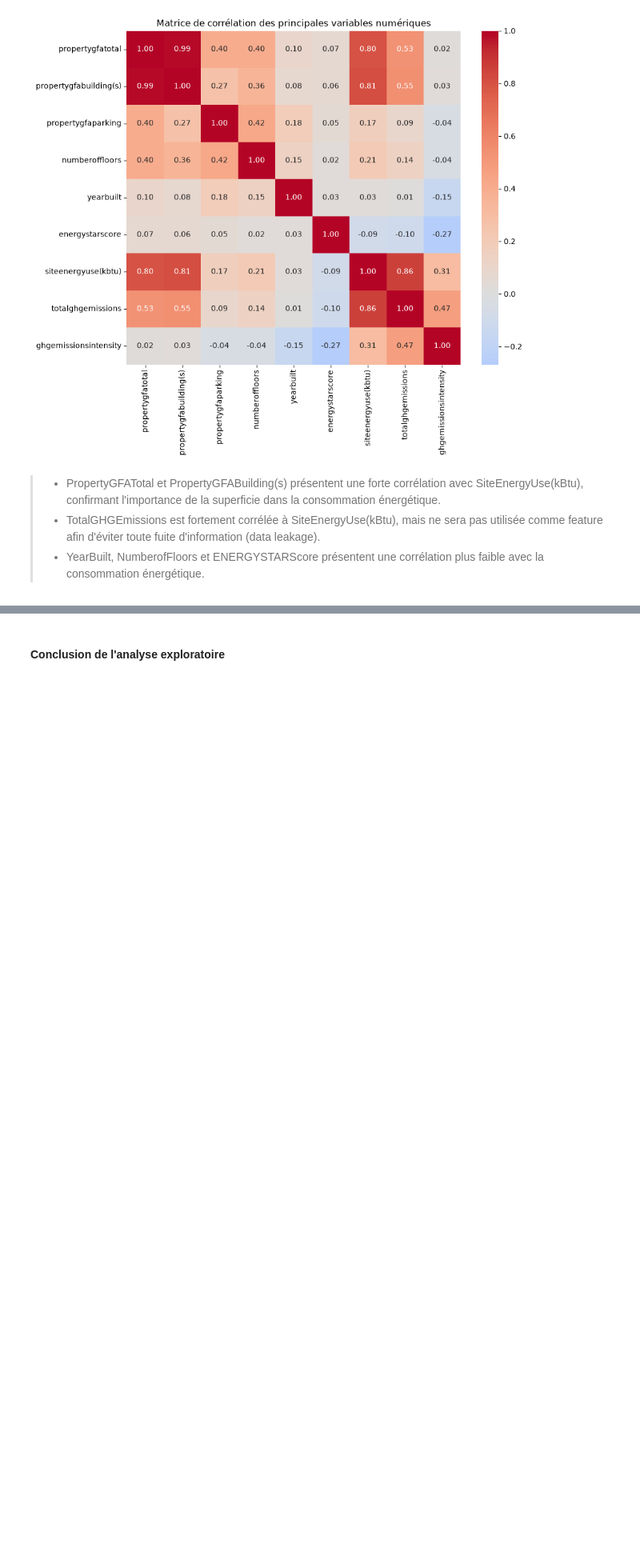
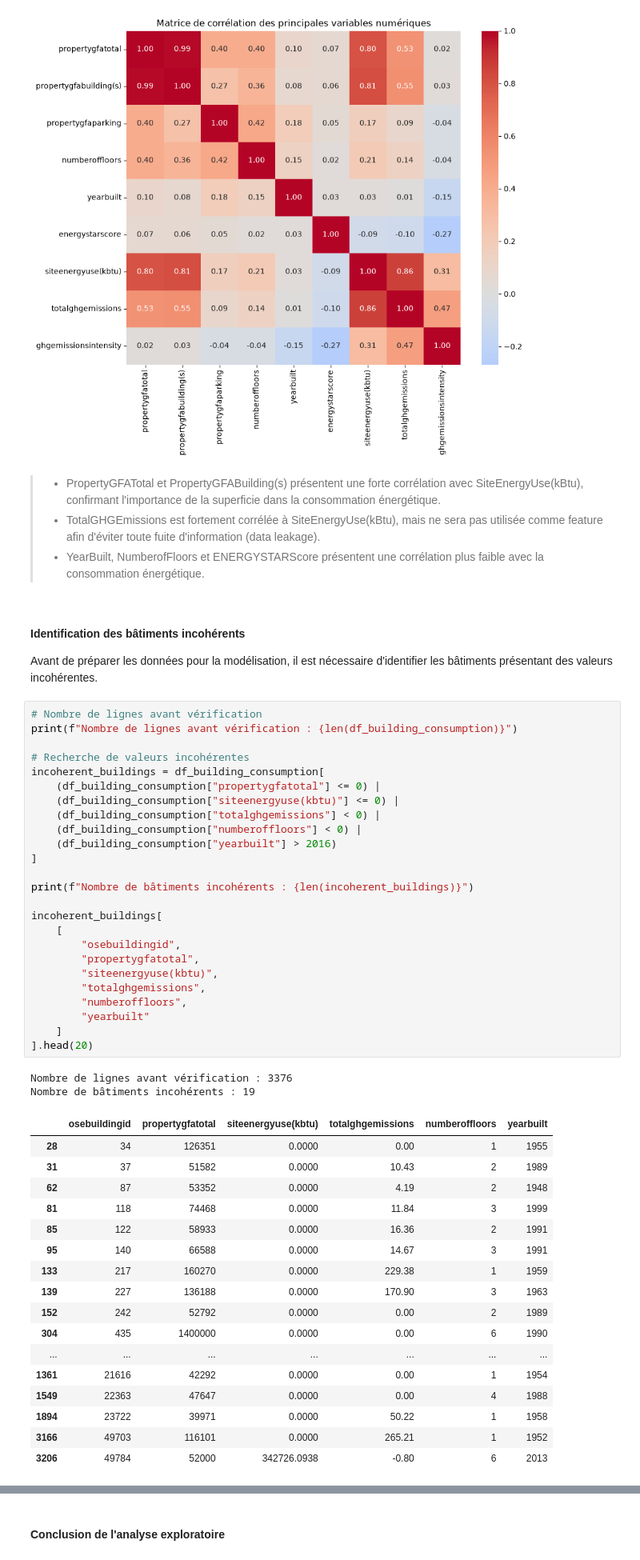
Before and after one commit to rafadmgs/Prediction_Consommation_Energetique_Batiments_Seattle, a Jupyter notebook: notebooks/P3_E1_EDA_exploratoire_data_analysis.ipynb, the cells around one changed output, grey strips where cells are left out. Shown at 80% size. Cells and saved outputs as stored; diff of their text form; blank space fills up the shorter version.

```diff
--- a/notebooks/P3_E1_prédiction_Seattle_Analyse_Exploratoire.ipynb
+++ b/notebooks/P3_E1_EDA_exploratoire_data_analysis.ipynb
@@ -796,3 +796,52 @@ plt.show()
 > - PropertyGFATotal et PropertyGFABuilding(s) présentent une forte corrélation avec SiteEnergyUse(kBtu), confirmant l'importance de la superficie dans la consommation énergétique.
 > - TotalGHGEmissions est fortement corrélée à SiteEnergyUse(kBtu), mais ne sera pas utilisée comme feature afin d'éviter toute fuite d'information (data leakage).
 > - YearBuilt, NumberofFloors et ENERGYSTARScore présentent une corrélation plus faible avec la consommation énergétique.
+# %% [markdown]
+#### **Identification des bâtiments incohérents**
+
+Avant de préparer les données pour la modélisation, il est nécessaire d'identifier les bâtiments présentant des valeurs incohérentes.
+# %%
+# Nombre de lignes avant vérification
+print(f"Nombre de lignes avant vérification : {len(df_building_consumption)}")
+
+# Recherche de valeurs incohérentes
+incoherent_buildings = df_building_consumption[
+    (df_building_consumption["propertygfatotal"] <= 0) |
+    (df_building_consumption["siteenergyuse(kbtu)"] <= 0) |
+    (df_building_consumption["totalghgemissions"] < 0) |
+    (df_building_consumption["numberoffloors"] < 0) |
+    (df_building_consumption["yearbuilt"] > 2016)
+]
+
+print(f"Nombre de bâtiments incohérents : {len(incoherent_buildings)}")
+
+incoherent_buildings[
+    [
+        "osebuildingid",
+        "propertygfatotal",
+        "siteenergyuse(kbtu)",
+        "totalghgemissions",
+        "numberoffloors",
+        "yearbuilt"
+    ]
+].head(20)
+# %% [output]
+Nombre de lignes avant vérification : 3376
+Nombre de bâtiments incohérents : 19
+|  | osebuildingid | propertygfatotal | siteenergyuse(kbtu) | totalghgemissions | numberoffloors | yearbuilt |
+| 28 | 34 | 126351 | 0.0000 | 0.00 | 1 | 1955 |
+| 31 | 37 | 51582 | 0.0000 | 10.43 | 2 | 1989 |
+| 62 | 87 | 53352 | 0.0000 | 4.19 | 2 | 1948 |
+| 81 | 118 | 74468 | 0.0000 | 11.84 | 3 | 1999 |
+| 85 | 122 | 58933 | 0.0000 | 16.36 | 2 | 1991 |
+| 95 | 140 | 66588 | 0.0000 | 14.67 | 3 | 1991 |
+| 133 | 217 | 160270 | 0.0000 | 229.38 | 1 | 1959 |
+| 139 | 227 | 136188 | 0.0000 | 170.90 | 3 | 1963 |
+| 152 | 242 | 52792 | 0.0000 | 0.00 | 2 | 1989 |
+| 304 | 435 | 1400000 | 0.0000 | 0.00 | 6 | 1990 |
+| ... | ... | ... | ... | ... | ... | ... |
+| 1361 | 21616 | 42292 | 0.0000 | 0.00 | 1 | 1954 |
+| 1549 | 22363 | 47647 | 0.0000 | 0.00 | 4 | 1988 |
+| 1894 | 23722 | 39971 | 0.0000 | 50.22 | 1 | 1958 |
+| 3166 | 49703 | 116101 | 0.0000 | 265.21 | 1 | 1952 |
+| 3206 | 49784 | 52000 | 342726.0938 | -0.80 | 6 | 2013 |
```
Also changed, not shown: parts of 8 cells of this notebook, 13 other files.
